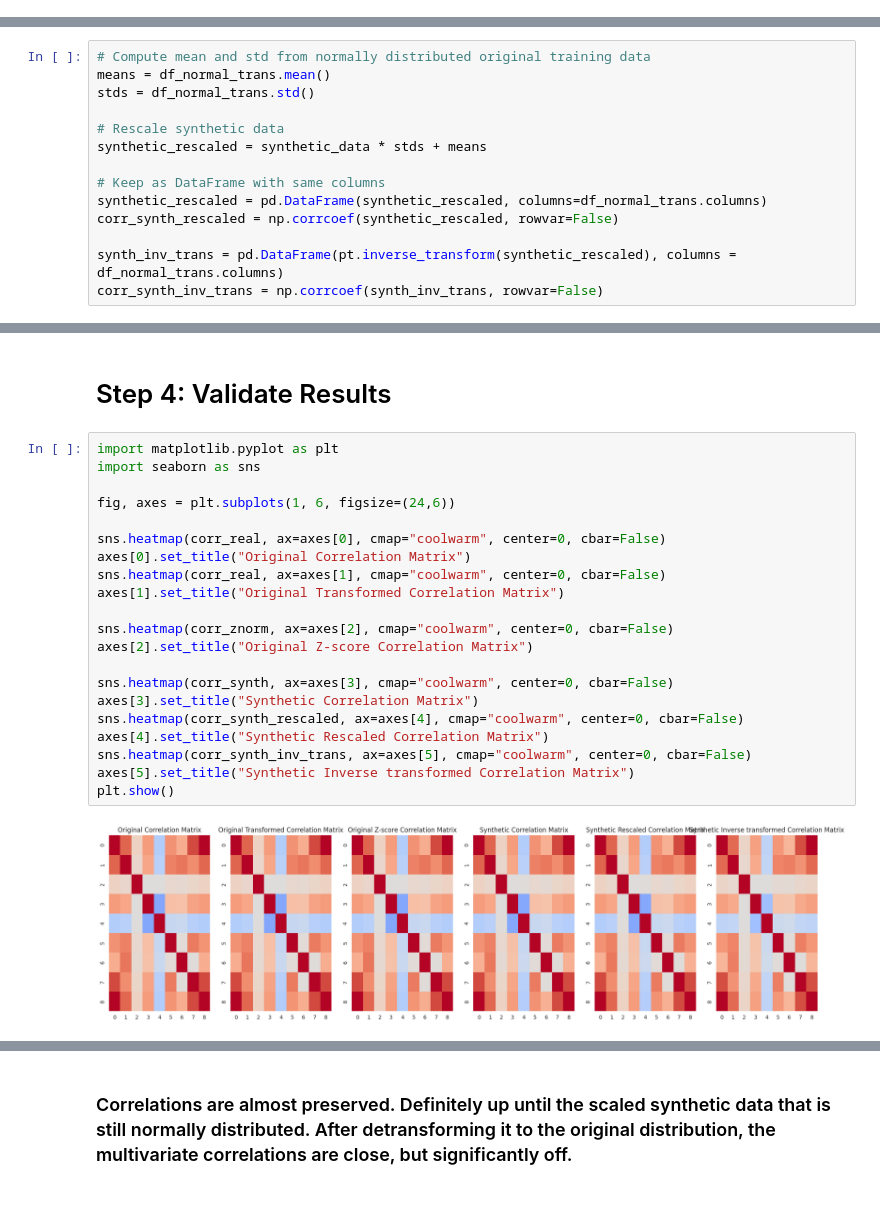
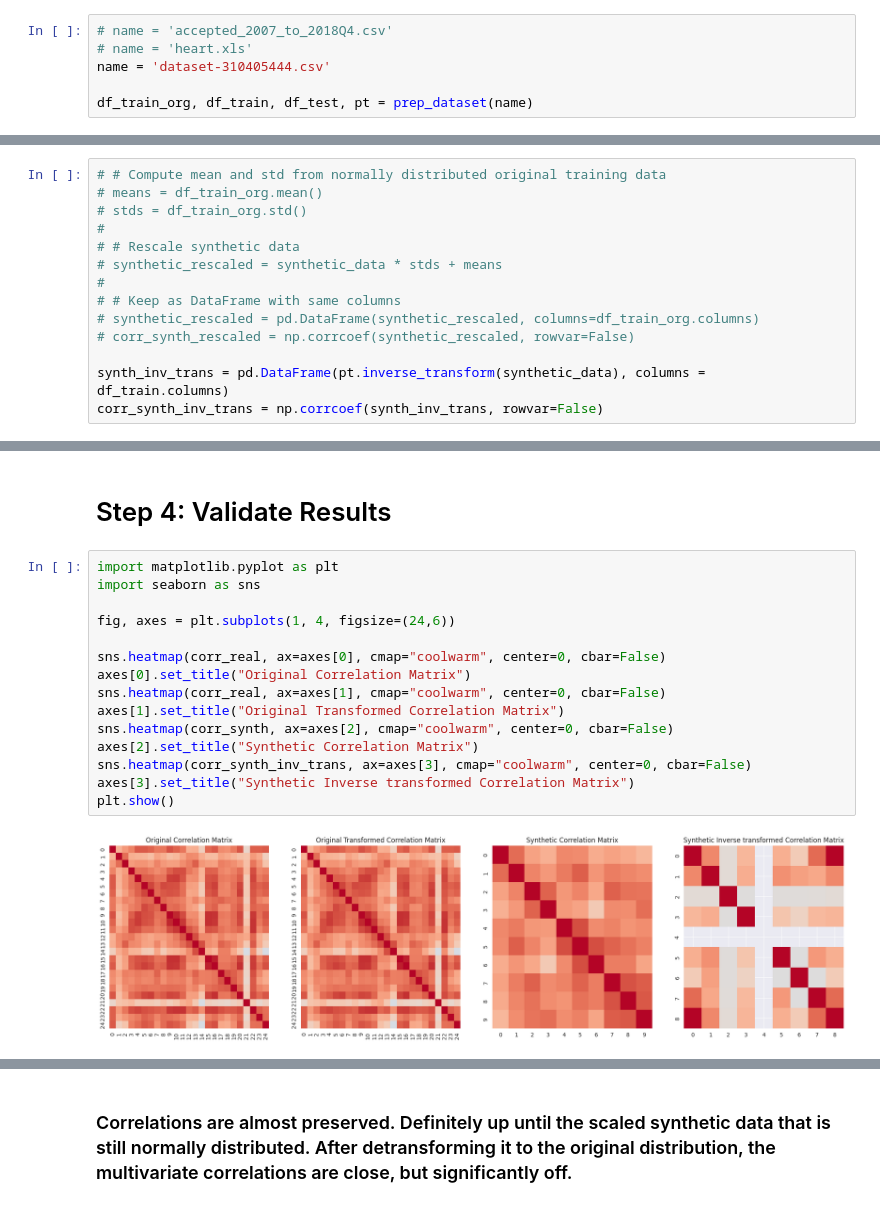
Before and after one commit to wiegerpunter/demo-mcds, a Jupyter notebook: demo_gcm.ipynb, the cells around one changed output, grey strips where cells are left out. Saved outputs shown, nothing was run; the diff lists cells and outputs as text.

Commit message:
generalize datasets used

```diff
--- a/demo_gcm.ipynb
+++ b/demo_gcm.ipynb
@@ -130,0 +134,6 @@ Kept columns: ['open_acc', 'total_acc', 'total_rec_int', 'acc_open_past_24mths',
+# %%
+# name = 'accepted_2007_to_2018Q4.csv'
+# name = 'heart.xls'
+name = 'dataset-310405444.csv'
+
+df_train_org, df_train, df_test, pt = prep_dataset(name)
@@ -220,14 +224,14 @@ synthetic_data.head()
 # %%
-# Compute mean and std from normally distributed original training data
-means = df_normal_trans.mean()
-stds = df_normal_trans.std()
+# # Compute mean and std from normally distributed original training data
+# means = df_train_org.mean()
+# stds = df_train_org.std()
+#
+# # Rescale synthetic data
+# synthetic_rescaled = synthetic_data * stds + means
+#
+# # Keep as DataFrame with same columns
+# synthetic_rescaled = pd.DataFrame(synthetic_rescaled, columns=df_train_org.columns)
+# corr_synth_rescaled = np.corrcoef(synthetic_rescaled, rowvar=False)
 
-# Rescale synthetic data
-synthetic_rescaled = synthetic_data * stds + means
-
-# Keep as DataFrame with same columns
-synthetic_rescaled = pd.DataFrame(synthetic_rescaled, columns=df_normal_trans.columns)
-corr_synth_rescaled = np.corrcoef(synthetic_rescaled, rowvar=False)
-
-synth_inv_trans = pd.DataFrame(pt.inverse_transform(synthetic_rescaled), columns =  df_normal_trans.columns)
+synth_inv_trans = pd.DataFrame(pt.inverse_transform(synthetic_data), columns =  df_train.columns)
 corr_synth_inv_trans = np.corrcoef(synth_inv_trans, rowvar=False)
@@ -236,24 +277,18 @@ corr_synth_inv_trans = np.corrcoef(synth_inv_trans, rowvar=False)
 # %%
 import matplotlib.pyplot as plt
 import seaborn as sns
 
-fig, axes = plt.subplots(1, 6, figsize=(24,6))
+fig, axes = plt.subplots(1, 4, figsize=(24,6))
 
 sns.heatmap(corr_real, ax=axes[0], cmap="coolwarm", center=0, cbar=False)
 axes[0].set_title("Original Correlation Matrix")
 sns.heatmap(corr_real, ax=axes[1], cmap="coolwarm", center=0, cbar=False)
 axes[1].set_title("Original Transformed Correlation Matrix")
-
-sns.heatmap(corr_znorm, ax=axes[2], cmap="coolwarm", center=0, cbar=False)
-axes[2].set_title("Original Z-score Correlation Matrix")
-
-sns.heatmap(corr_synth, ax=axes[3], cmap="coolwarm", center=0, cbar=False)
-axes[3].set_title("Synthetic Correlation Matrix")
-sns.heatmap(corr_synth_rescaled, ax=axes[4], cmap="coolwarm", center=0, cbar=False)
-axes[4].set_title("Synthetic Rescaled Correlation Matrix")
-sns.heatmap(corr_synth_inv_trans, ax=axes[5], cmap="coolwarm", center=0, cbar=False)
-axes[5].set_title("Synthetic Inverse transformed Correlation Matrix")
+sns.heatmap(corr_synth, ax=axes[2], cmap="coolwarm", center=0, cbar=False)
+axes[2].set_title("Synthetic Correlation Matrix")
+sns.heatmap(corr_synth_inv_trans, ax=axes[3], cmap="coolwarm", center=0, cbar=False)
+axes[3].set_title("Synthetic Inverse transformed Correlation Matrix")
 plt.show()
 # %% [output]
-[figure, old version]
+[figure, new version]
 # %%
```
Also changed, not shown: parts of 23 cells of this notebook.
